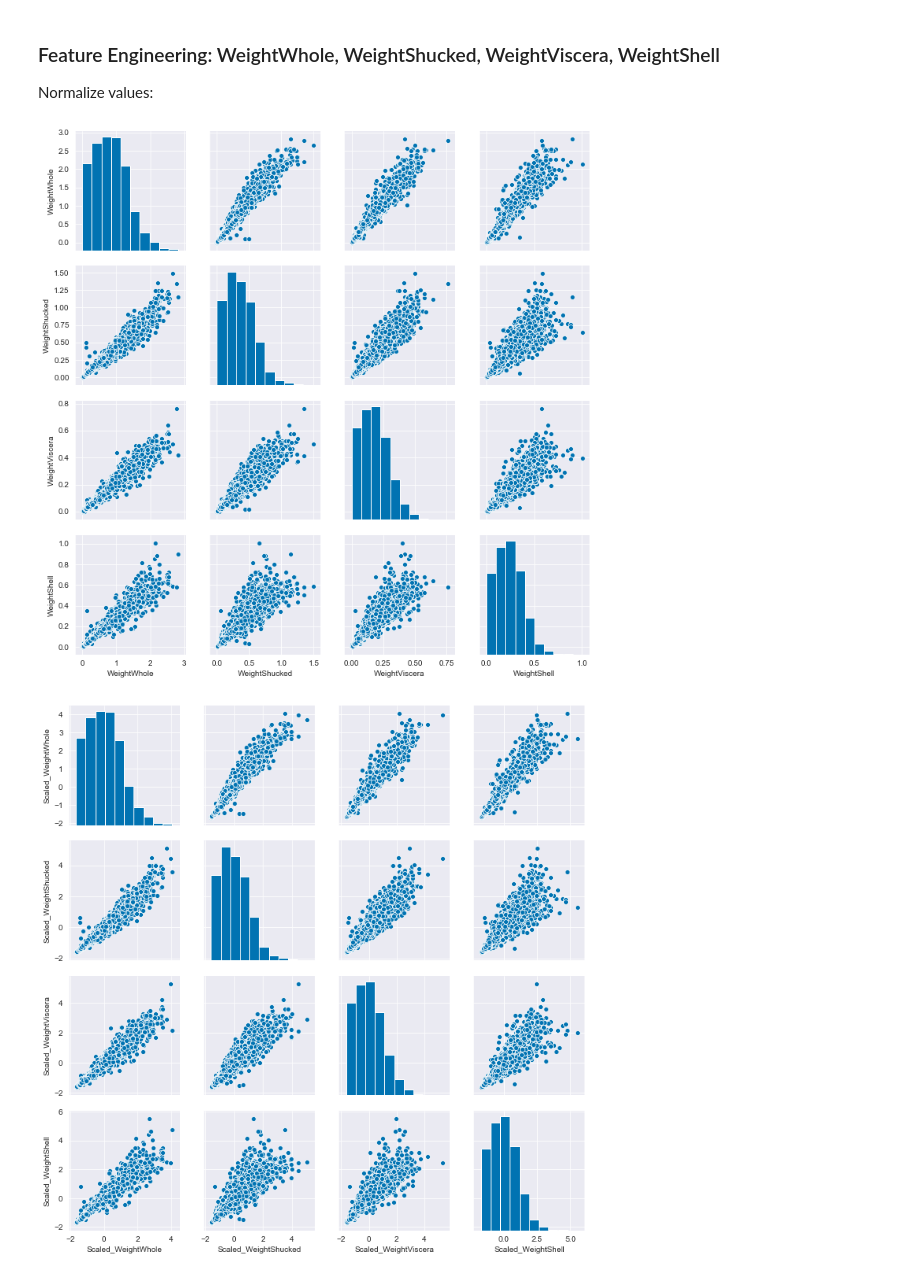
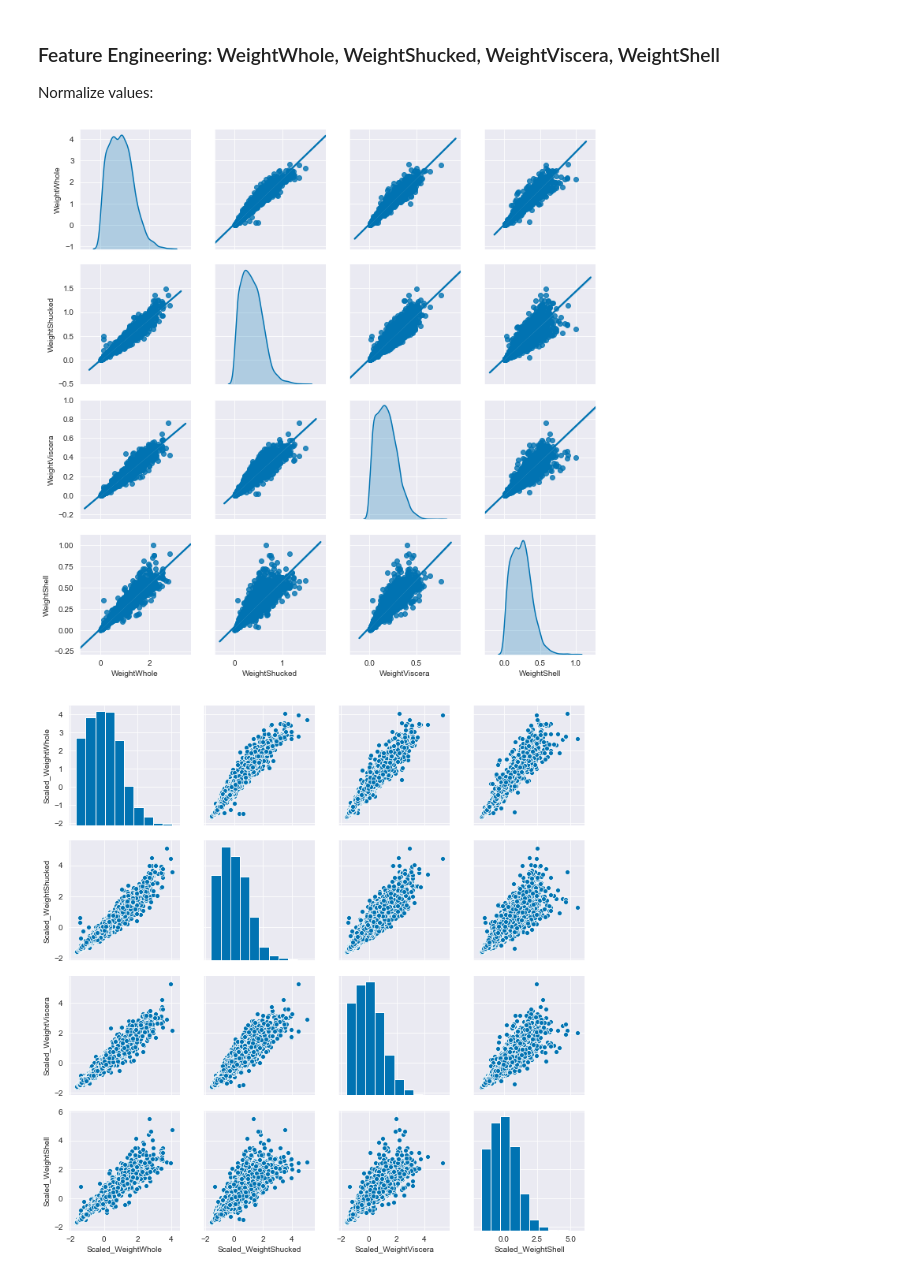
Before and after one commit to chrisammon3000/uci-abalone, a Jupyter notebook: notebooks/190924-gcl-initial-exploration.ipynb, the cells around one changed output. Cells and saved outputs as stored; diff of their text form; code cells hidden in the pictures.

```diff
--- a/notebooks/190924-gcl-initial-exploration.ipynb
+++ b/notebooks/190924-gcl-initial-exploration.ipynb
@@ -219,9 +217,9 @@ plt.show()
 
 Normalize values:
 # %%
-sns.pairplot(raw[['WeightWhole', 'WeightShucked', 'WeightViscera', 'WeightShell']]);
+sns.pairplot(raw[['WeightWhole', 'WeightShucked', 'WeightViscera', 'WeightShell']], diag_kind="kde", kind="reg");
 # %% [output]
-[figure, old version]
+[figure, new version]
 # %%
 from sklearn.preprocessing import StandardScaler
 
```
Also changed, not shown: parts of 17 cells of this notebook.
